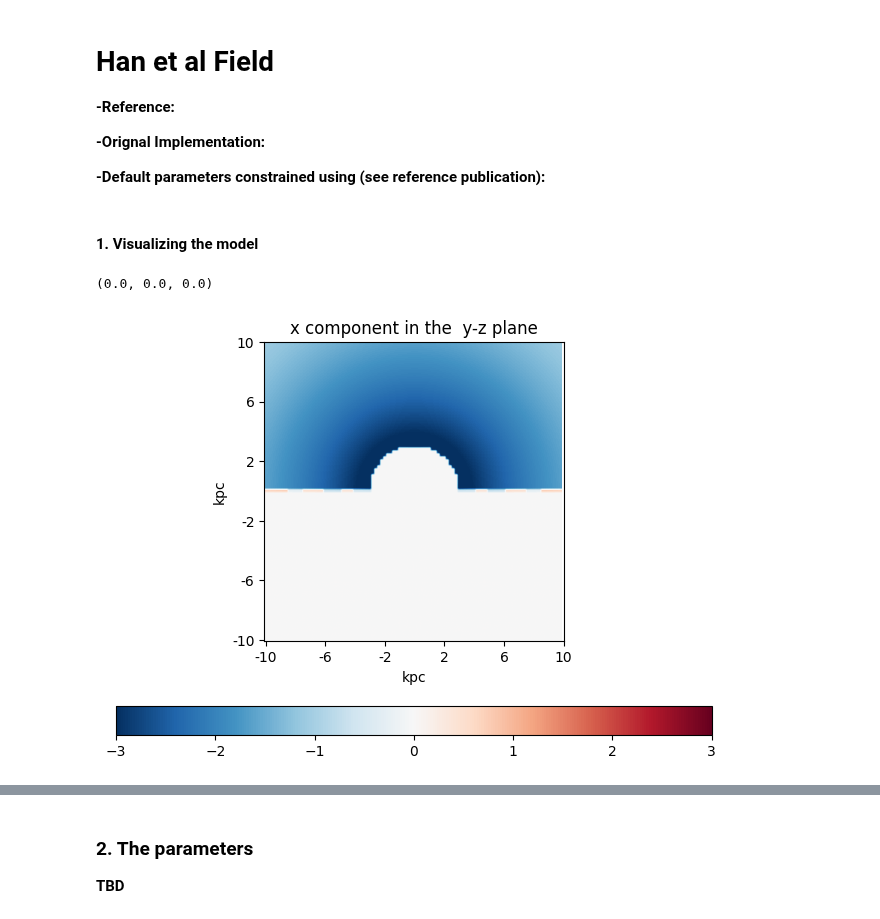
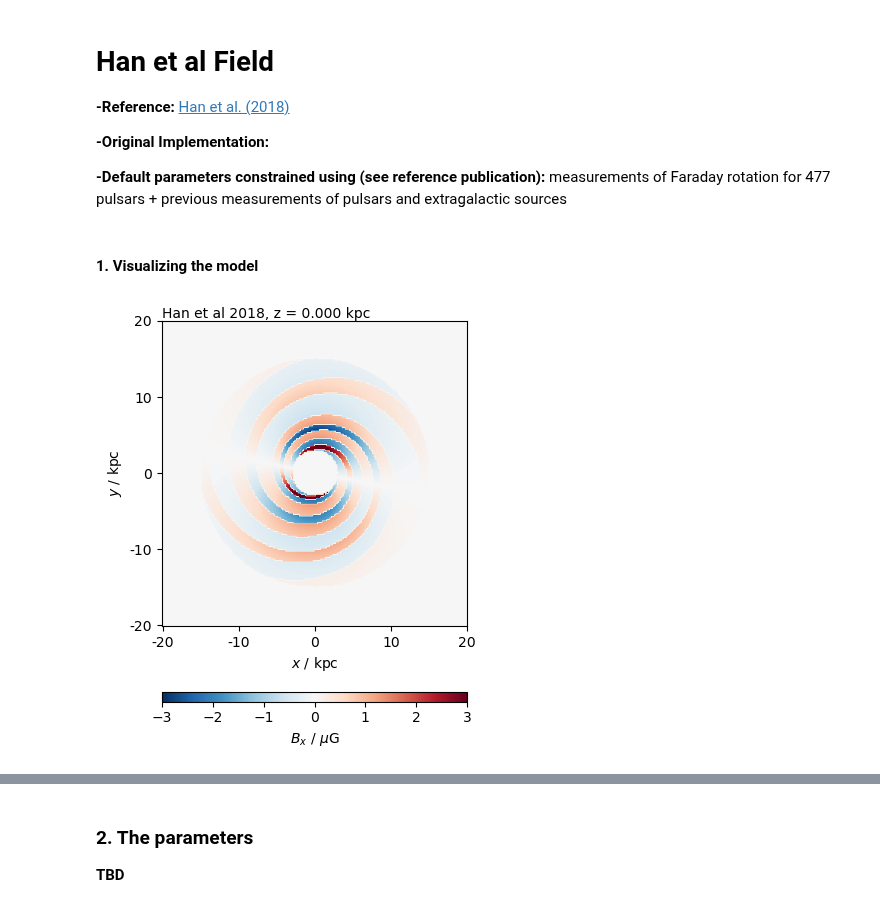
Before and after one commit to rafaelab/imagine-models, a Jupyter notebook: demos/python/model_examples/han_demo.ipynb, the cells around one changed output, grey strips where cells are left out. Saved outputs shown, nothing was run; the diff lists cells and outputs as text; code cells hidden in the pictures.

Commit message:
fix Han field (extensive changes)

```diff
--- a/demos/python/model_examples/han_demo.ipynb
+++ b/demos/python/model_examples/han_demo.ipynb
@@ -1,10 +1,10 @@
 # %% [markdown]
 # Han et al Field
 
-**-Reference:**
+**-Reference:** [Han et al. (2018)](https://iopscience.iop.org/article/10.3847/1538-4365/aa9c45)
 
-**-Orignal Implementation:**
+**-Original Implementation:**
 
-**-Default parameters constrained using (see reference publication):**
+**-Default parameters constrained using (see reference publication):** measurements of Faraday rotation for 477 pulsars + previous measurements of pulsars and extragalactic sources
 # %%
 import ImagineModels as img
@@ -48,15 +13,14 @@ def plotting_convenience(array, vec_dim, slice_dim, shp, rfp, inc):
 #### 1. Visualizing the model
 # %%
 model = img.HanMagneticField()
-print(model.at_position(0., 1., 0.))
-shape = [100, 100, 20] # necessarily a list of 3 ints!
+shape = [200, 200, 40] # necessarily a list of 3 ints!
 increment = [.20, .20, .20]
-refpoint = [-10., -10., -2.]
+refpoint = [-20., -20., -4.]
+vmin = -3
+vmax = 3.
-# %% [output]
-(0.0, 0.0, 0.0)
 # %%
 model_on_grid = model.on_grid(shape=shape, reference_point=refpoint, increment=increment)
-plotting_convenience(model_on_grid, 0, 2, shape, refpoint, increment)
+plot_slice(model_on_grid, 0, 2, shape, refpoint, increment, vmin, vmax, field_name='Han et al 2018')
 # %% [output]
-[figure, old version]
+[figure, new version]
 # %%
```
Also changed, not shown: parts of 9 cells of this notebook, 2 other files.
